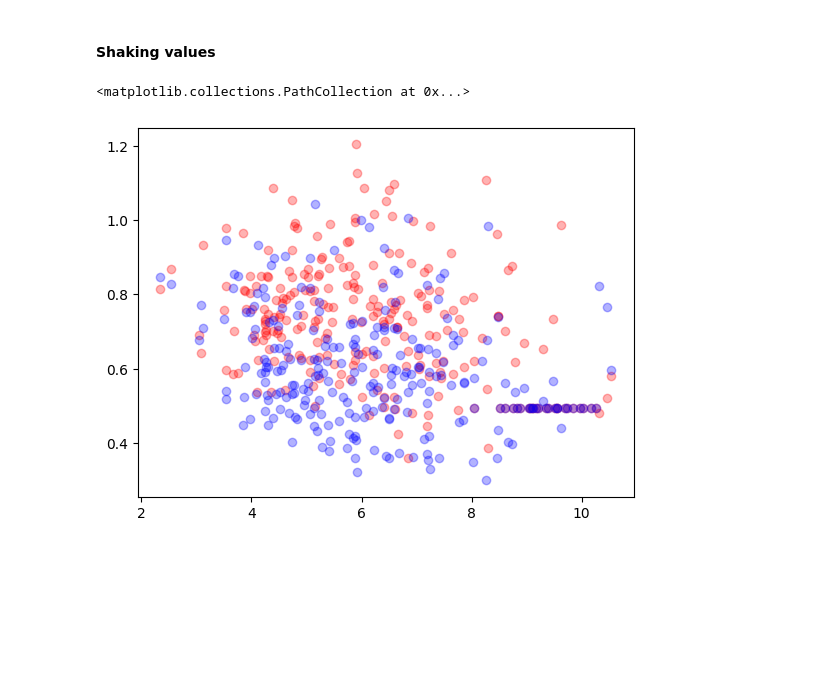
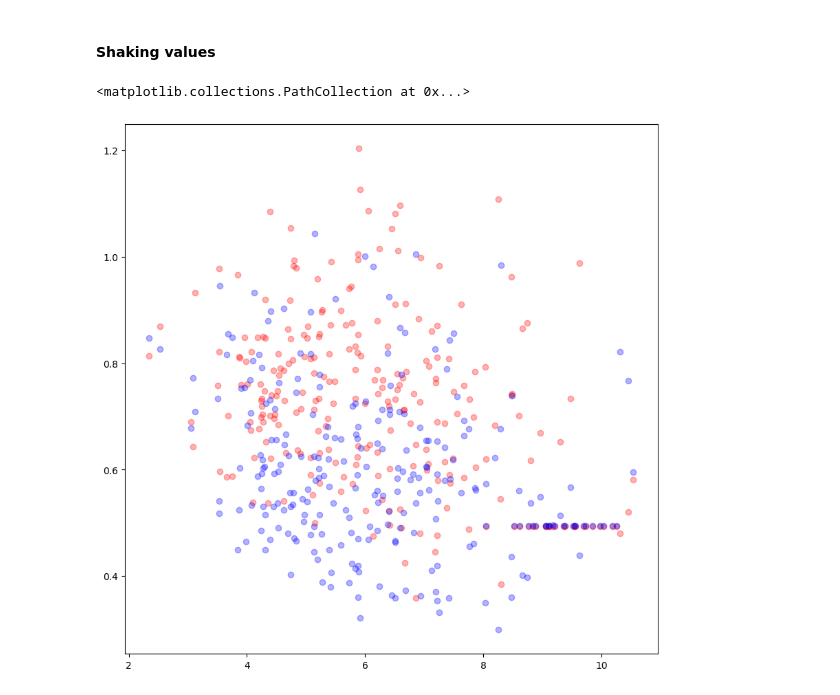
Before and after one commit to LuisR-jpg/Artificial-Intelligence---UP, a Jupyter notebook: Courses and Miscellaneous/Research/Analysis.ipynb, the cells around one changed output. Drawn from its saved outputs; the diff is of its cells as text; code cells hidden in the pictures; blank space fills up the shorter version.

```diff
--- a/Courses and Miscellaneous/Research/Analysis.ipynb
+++ b/Courses and Miscellaneous/Research/Analysis.ipynb
@@ -261,8 +261,9 @@ Text(0, 0.5, 'Shaking Moment')
 # %% [markdown]
 #### Shaking values
 # %%
+plt.figure(figsize=(10, 10))
 plt.scatter(sumMasses[optimal], shForces[optimal], c = "r", alpha = 0.3)
 plt.scatter(sumMasses[optimal], shMoments[optimal], c = "b", alpha = 0.3)
 # %% [output]
 <matplotlib.collections.PathCollection at 0x...>
-[figure, old version]
+[figure, new version]
```
